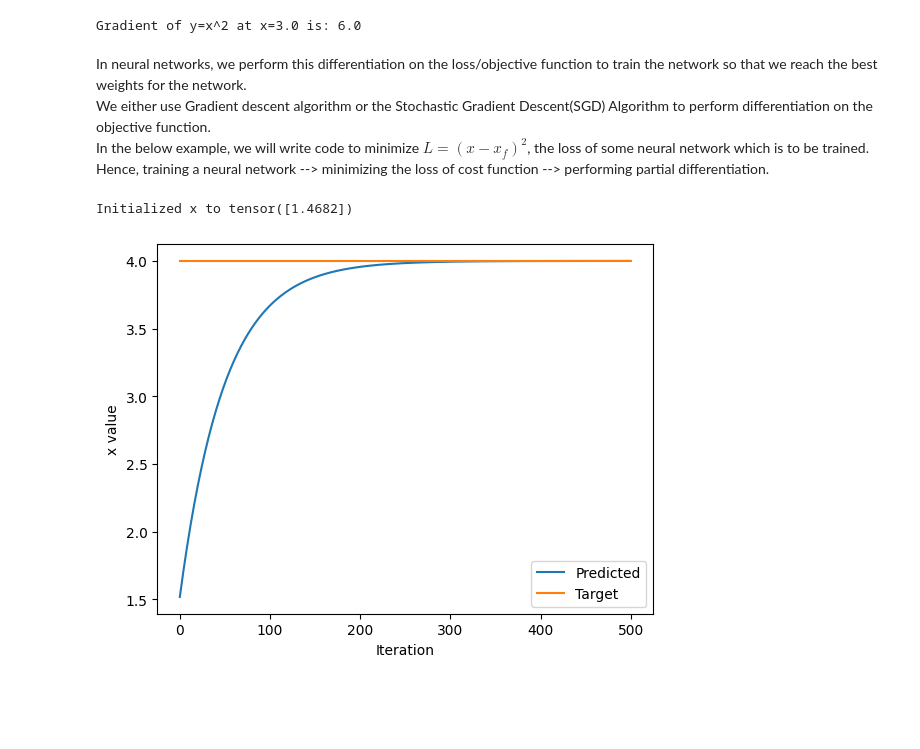
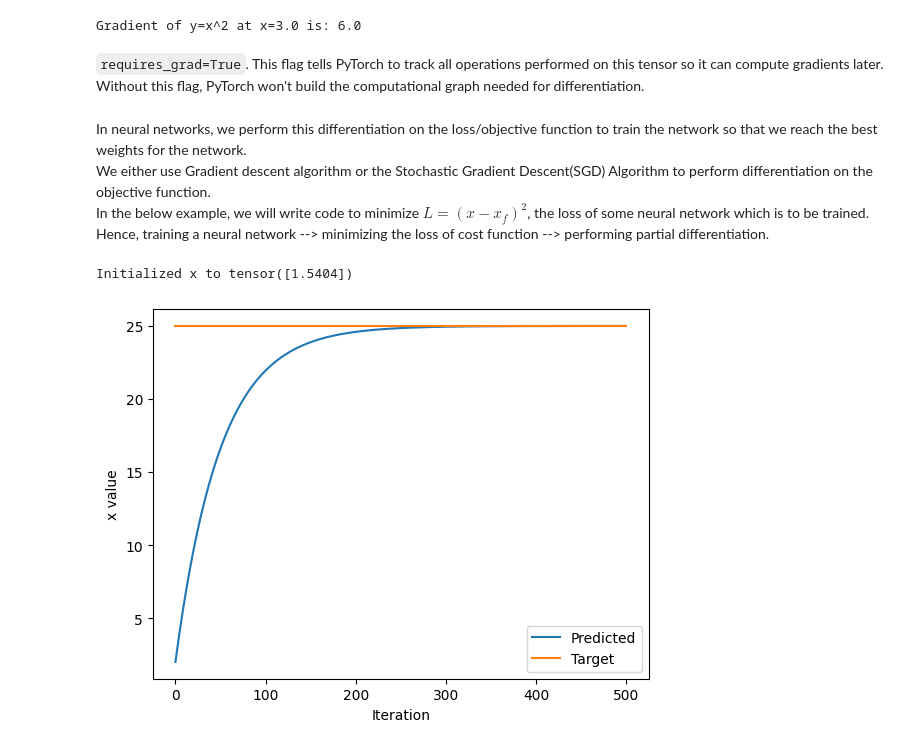
Before and after one commit to ravixteja/learning-dl, a Jupyter notebook: mit-deep-learning-labs/lab-1/PT_intro.ipynb, the cells around one changed output. Saved outputs shown, nothing was run; the diff lists cells and outputs as text; code cells hidden in the pictures; blank space fills up the shorter version.

```diff
--- a/mit-deep-learning-labs/lab-1/PT_intro.ipynb
+++ b/mit-deep-learning-labs/lab-1/PT_intro.ipynb
@@ -382,6 +382,8 @@ print(f"Gradient of y=x^2 at x=3.0 is: {dy_dx}")
 assert dy_dx == 6
 # %% [output]
 Gradient of y=x^2 at x=3.0 is: 6.0
+# %% [markdown]
+`requires_grad=True`. This flag tells PyTorch to track all operations performed on this tensor so it can compute gradients later. Without this flag, PyTorch won't build the computational graph needed for differentiation.
 # %% [markdown]
 In neural networks, we perform this differentiation on the loss/objective function to train the network so that we reach the best weights for the network.<br>
 We either use Gradient descent algorithm or the Stochastic Gradient Descent(SGD) Algorithm to perform differentiation on the objective function.<br>
@@ -390,38 +392,34 @@ Hence, training a neural network --> minimizing the loss of cost function --> pe
 # %%
 # Minimising the loss function
 x = torch.randn(1) # randomly initialize the starting point
 print(f"Initialized x to {x}")
 
 lr = 1e-2 # define learning rate
 history = []
-x_f = 4 # target value
+x_f = 25 # target value
 
 # implement the gradient descent algo
 n_iterations = 500 # number of iterations for the GD algorithm
 
 for i in range(n_iterations):
+    # convert to PyTorch tensor
     x = torch.tensor([x], requires_grad = True)
-
     # compute loss
     loss = (x - x_f) ** 2
-
     # backpropogate
     loss.backward()
-
     # update x
-
-    x = x.item() - (lr*x.grad)
-
+    x = x.item() - (lr*x.grad) # x.item() converts one dim tensor to a scalar
     # append into `history` to plot
     history.append(x.item())
 
 # plot
 plt.plot(history,label = 'Predicted')
-plt.plot([0,500], [x_f,x_f], label = 'Target')
+plt.plot([0,n_iterations], [x_f,x_f], label = 'Target')
 plt.legend()
 plt.xlabel('Iteration')
 plt.ylabel('x value')
 plt.show()
 # %% [output]
-Initialized x to tensor([1.4682])
+Initialized x to tensor([1.5404])
-[figure, old version]
+[figure, new version]
```
Also changed, not shown: parts of 7 cells of this notebook, 9 other files.
